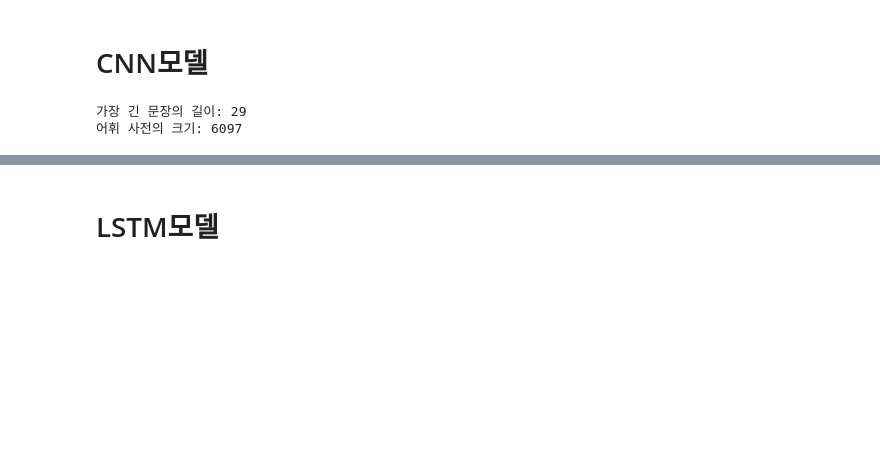
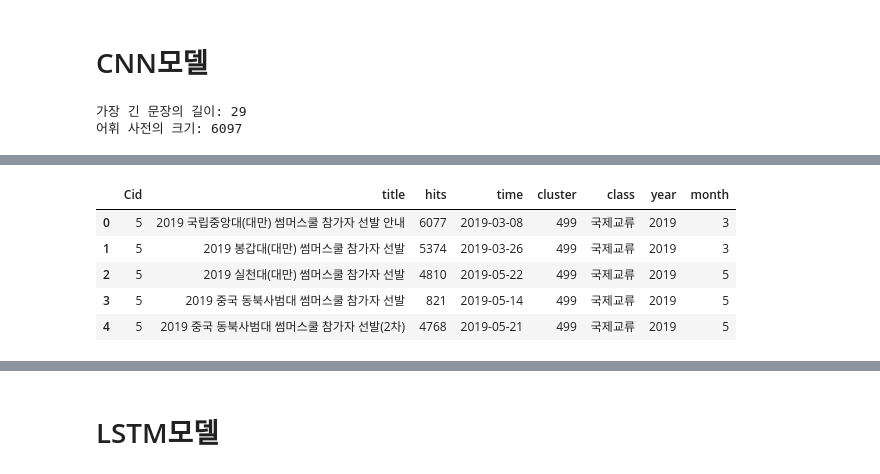
Before and after one commit to JangWooJin1/DataAnalysisProject, a Jupyter notebook: 모델링/title 분류/CNN,LSTM모델로_title_분류(수정).ipynb, the cells around one changed output, grey strips where cells are left out. Cells and saved outputs as stored; diff of their text form; code cells hidden in the pictures; blank space fills up the shorter version.

```diff
--- a/모델링/title 분류/CNN,LSTM모델로_title_분류(수정).ipynb
+++ b/모델링/title 분류/CNN,LSTM모델로_title_분류(수정).ipynb
@@ -119 +129,14 @@ Epoch 7/10
 <keras.callbacks.History at 0x...>
+# %%
+# year, month column 추가
+df['year'] = df['time'].apply(lambda x: datetime.strptime(x, '%Y-%m-%d').year)
+df['month'] = df['time'].apply(lambda x: datetime.strptime(x, '%Y-%m-%d').month)
+
+df.head()
+# %% [output]
+|  | Cid | title | hits | time | cluster | class | year | month |
+| 0 | 5 | 2019 국립중앙대(대만) 썸머스쿨 참가자 선발 안내 | 6077 | 2019-03-08 | 499 | 국제교류 | 2019 | 3 |
+| 1 | 5 | 2019 봉갑대(대만) 썸머스쿨 참가자 선발 | 5374 | 2019-03-26 | 499 | 국제교류 | 2019 | 3 |
+| 2 | 5 | 2019 실천대(대만) 썸머스쿨 참가자 선발 | 4810 | 2019-05-22 | 499 | 국제교류 | 2019 | 5 |
+| 3 | 5 | 2019 중국 동북사범대 썸머스쿨 참가자 선발 | 821 | 2019-05-14 | 499 | 국제교류 | 2019 | 5 |
+| 4 | 5 | 2019 중국 동북사범대 썸머스쿨 참가자 선발(2차) | 4768 | 2019-05-21 | 499 | 국제교류 | 2019 | 5 |
```
Also changed, not shown: parts of 9 cells of this notebook.
